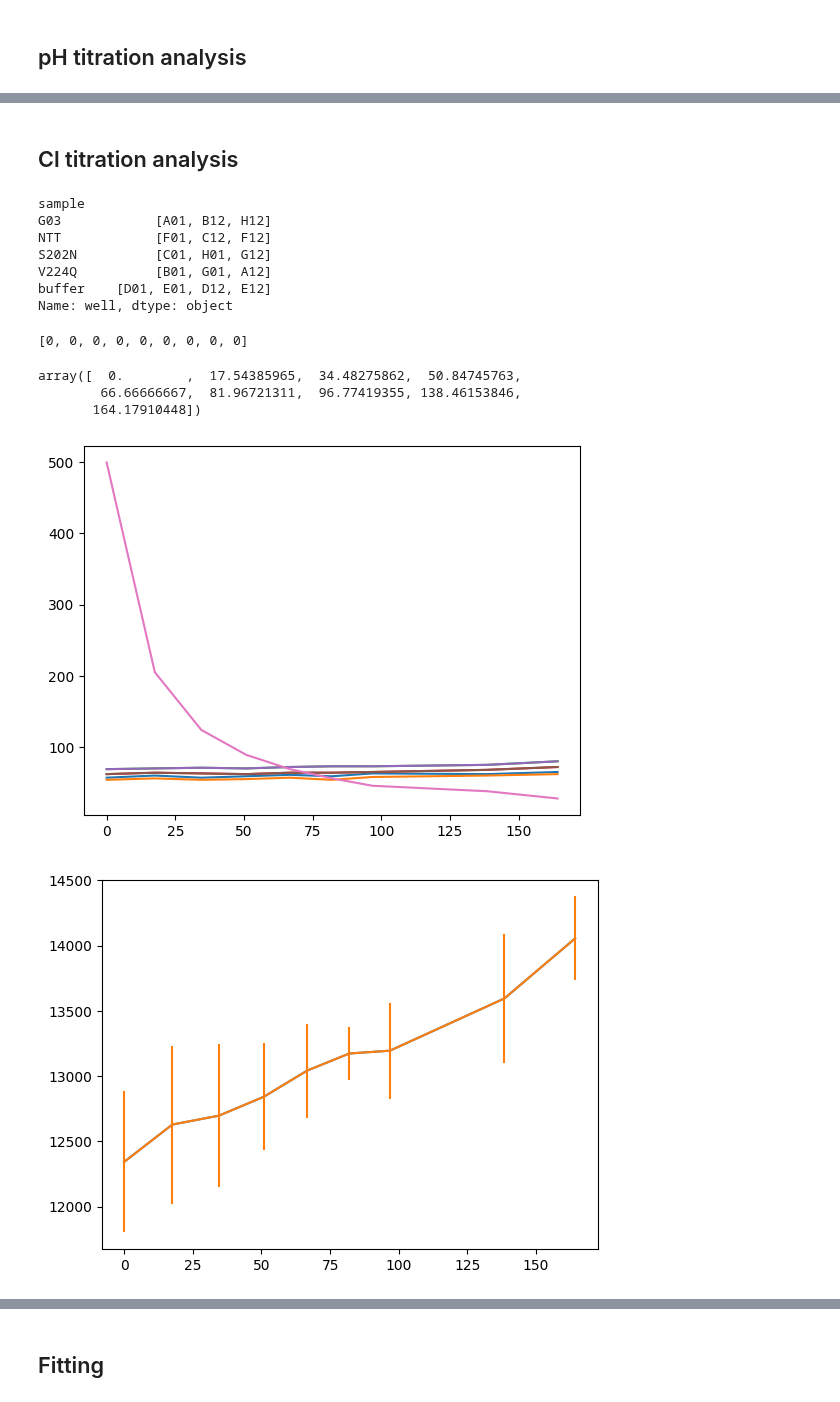
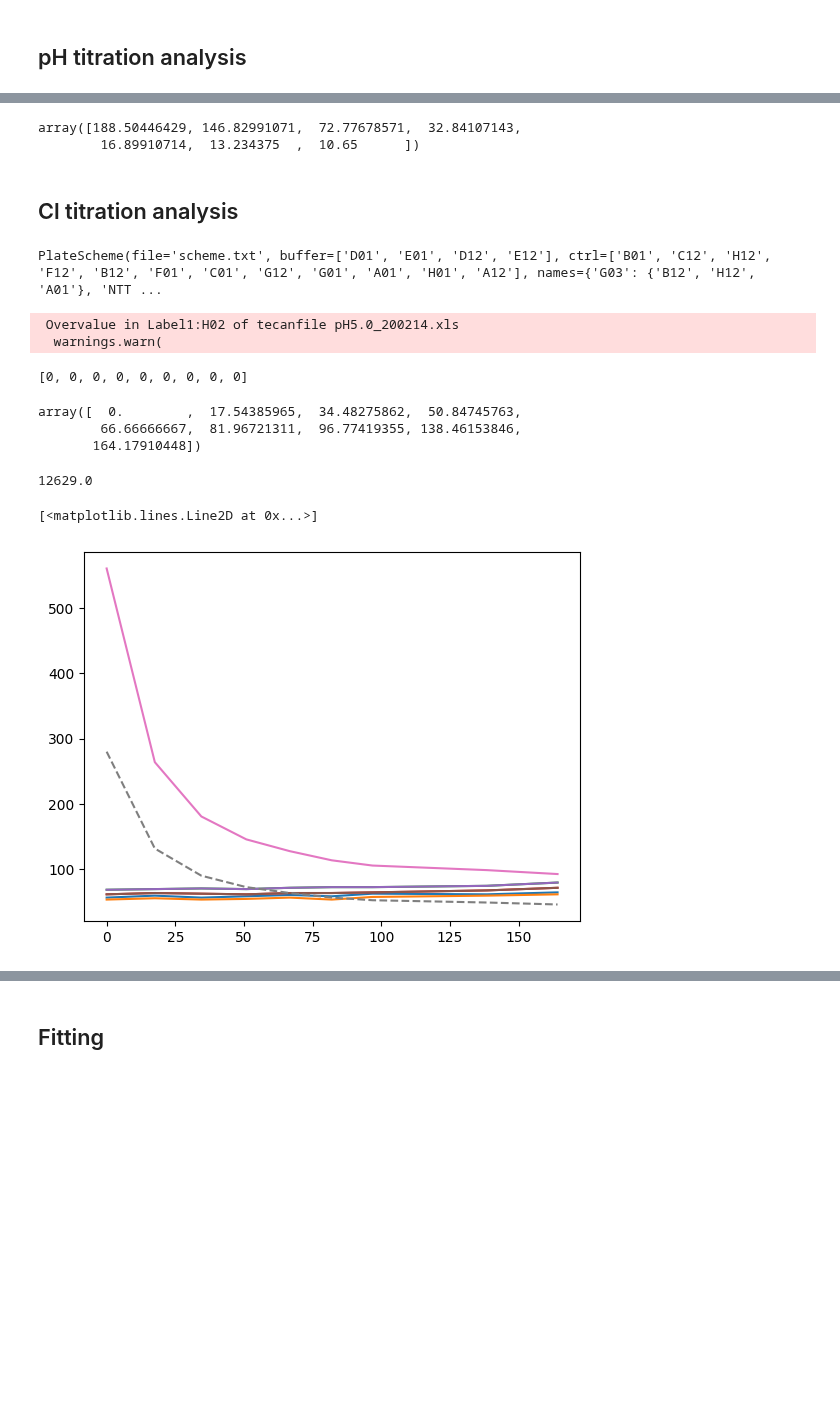
Before and after one commit to darosio/ClopHfit, a Jupyter notebook: docs/tutorials/prtecan.ipynb, the cells around one changed output, grey strips where cells are left out. Saved outputs shown, nothing was run; the diff lists cells and outputs as text; code cells hidden in the pictures; blank space fills up the shorter version.

```diff
--- a/docs/tutorials/prtecan.ipynb
+++ b/docs/tutorials/prtecan.ipynb
@@ -148,46 +173,44 @@ g = ph_an.plot_buffer()
+# %%
+ph_an.data_dilutioncorrected_norm[1]["D11"]
+# %% [output]
+array([188.50446429, 146.82991071,  72.77678571,  32.84107143,
+        16.89910714,  13.234375  ,  10.65      ])
 # %% [markdown]
 ## Cl titration analysis
 # %%
-cl = prtecan.Titration('list.cl')
-cl_an = prtecan.TitrationAnalysis(cl, 'scheme.txt')
+cl_an = prtecan.TitrationAnalysis.fromlistfile("list.cl")
+cl_an.load_scheme("scheme.txt")
 print(cl_an.scheme)
-cl_an.subtract_bg()
-cl_an.dilution_correction('additions.cl')
+cl_an.load_additions("additions.cl")
 # %% [output]
-sample
-G03            [A01, B12, H12]
-NTT            [F01, C12, F12]
-S202N          [C01, H01, G12]
-V224Q          [B01, G01, A12]
-buffer    [D01, E01, D12, E12]
-Name: well, dtype: object
+PlateScheme(file='scheme.txt', buffer=['D01', 'E01', 'D12', 'E12'], ctrl=['B01', 'C12', 'H12', 'F12', 'B12', 'F01', 'C01', 'G12', 'G01', 'A01', 'H01', 'A12'], names={'G03': {'B12', 'H12', 'A01'}, 'NTT ...
+ Overvalue in Label1:H02 of tecanfile pH5.0_200214.xls
+  warnings.warn(
 # %%
 print(cl_an.conc)
-cl_an.conc = cl_an.calculate_conc(cl_an.additions, 1000)
+cl_an.conc = prtecan.calculate_conc(cl_an.additions, 1000)
 cl_an.conc
 # %% [output]
 [0, 0, 0, 0, 0, 0, 0, 0, 0]
 array([  0.        ,  17.54385965,  34.48275862,  50.84745763,
         66.66666667,  81.96721311,  96.77419355, 138.46153846,
        164.17910448])
+# %%
+lbg.labelblocks[1]
+.buffer
+# %% [output]
+12629.0
 # %%
 lbg = cl_an.labelblocksgroups[1]
 x = cl_an.conc
-plt.plot(x, lbg.buffer['D01'])
-plt.plot(x, lbg.buffer['E01'])
-plt.plot(x, lbg.buffer['D12'])
-plt.plot(x, lbg.buffer['E12'])
-plt.plot(x, cl.labelblocksgroups[1].data['D12'])
-plt.plot(x, cl.labelblocksgroups[1].data['E12'])
-plt.plot(x, lbg.data['A11'])
-# plt.plot(x, np.array(cl.labelblocksgroups[1].data['A11']) / 2, '--')
-
-for lbg in cl_an.labelblocksgroups:
-    plt.figure()
-    plt.plot(x, lbg.buffer['bg'])
-    plt.errorbar(x, y=lbg.buffer['bg'], yerr=lbg.buffer['bg_sd'])
-
-cl_an.metadata_normalization()
+plt.plot(x, lbg.data["D01"])
+plt.plot(x, lbg.data["E01"])
+plt.plot(x, lbg.data["D12"])
+plt.plot(x, lbg.data["E12"])
+plt.plot(x, cl_an.labelblocksgroups[1].data["D12"])
+plt.plot(x, cl_an.labelblocksgroups[1].data["E12"])
+plt.plot(x, lbg.data["A11"])
+plt.plot(x, np.array(cl_an.labelblocksgroups[1].data["A11"]) / 2, "--")
 # %% [output]
+[<matplotlib.lines.Line2D at 0x...>]
-[figure, old version]
+[figure, new version]
-[figure, removed]
```
Also changed, not shown: parts of 31 cells of this notebook, 54 other files.
